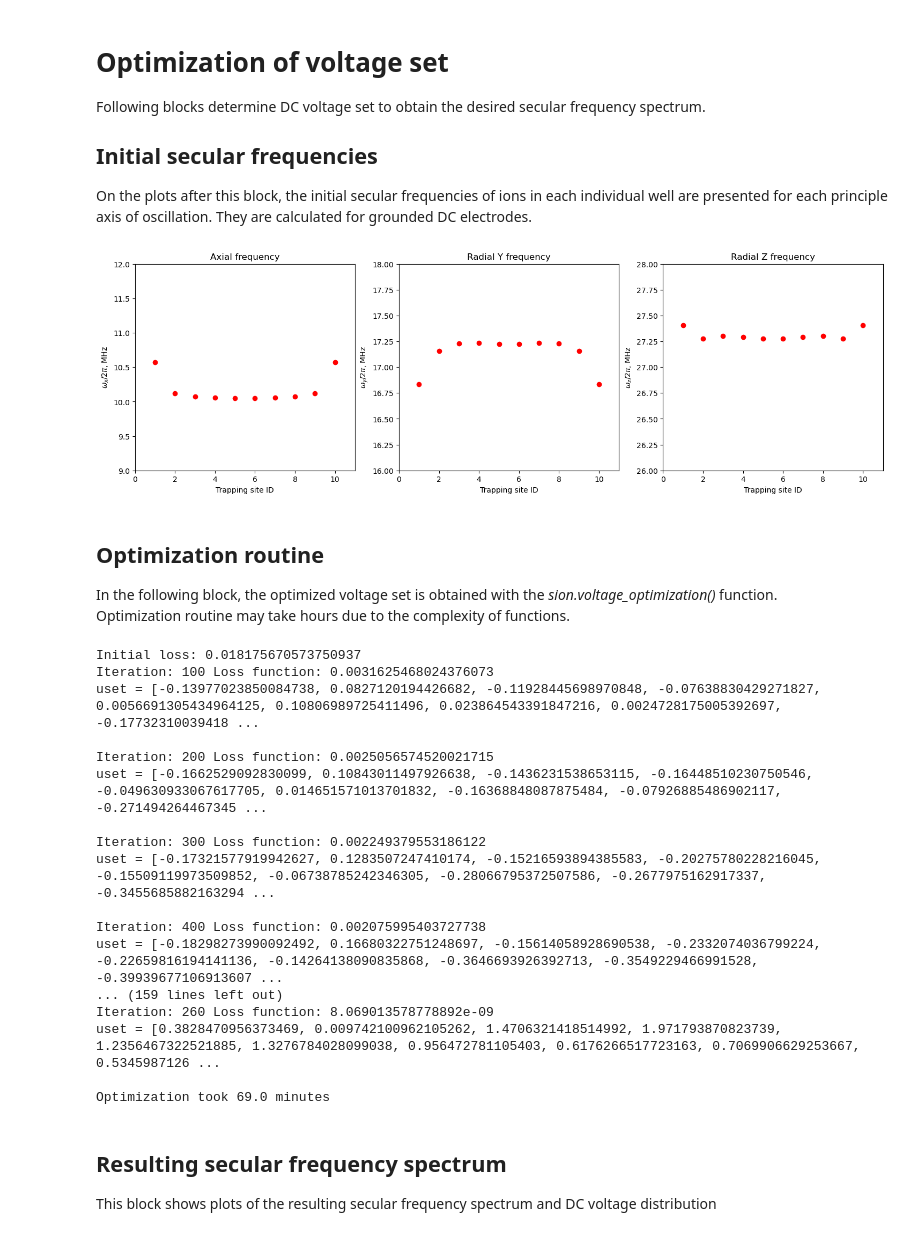
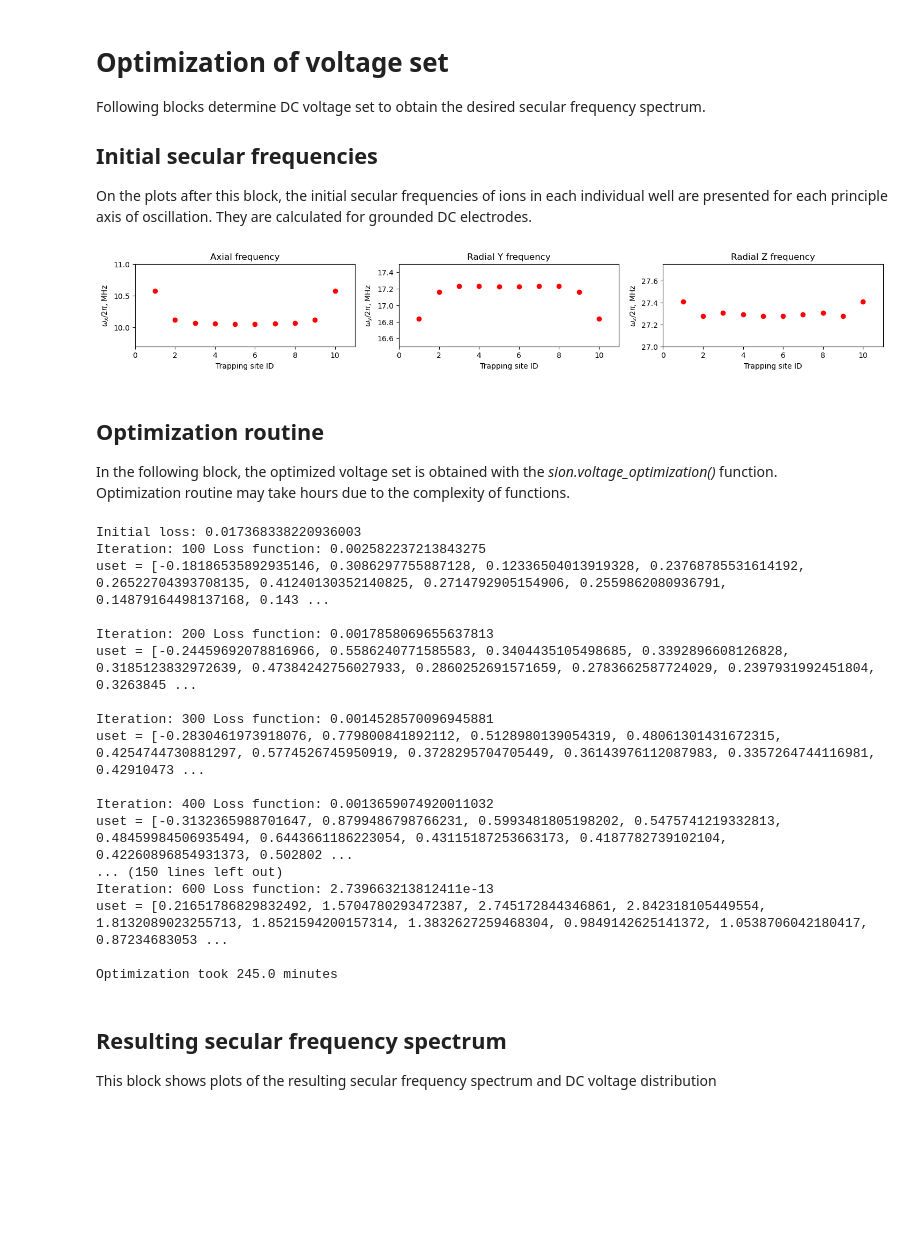
Before and after one commit to underforestaaa/Sion, a Jupyter notebook: examples/individual_wells_voltage_optimization.ipynb, the cells around one changed output. Saved outputs shown, nothing was run; the diff lists cells and outputs as text; code cells hidden in the pictures; blank space fills up the shorter version.

Commit message:
Added saving plots

```diff
--- a/examples/individual_wells_voltage_optimization.ipynb
+++ b/examples/individual_wells_voltage_optimization.ipynb
@@ -221,94 +224,93 @@ for i in range(cutoff, n_squares-cutoff):
     with s.with_voltages(dcs = u_set, rfs = None):
         #get potential well minimums
         x1 = s.minimum(np.array([(sq+width)*i-dis, 0, 20.4]), axis=(0, 1, 2), coord=np.identity(3), method="Newton-CG")
         positions.append(x1)
         # Get trap frequencies
         curv_z, mod_dir=s.modes(x1,sorted=False)
         omega_sec=np.sqrt(Z*curv_z/M)/(L*2*np.pi) * 1e-6
         freqs_x.append(omega_sec[0])
         freqs_y.append(omega_sec[1])
         freqs_z.append(omega_sec[2])
 
-fig, ax = plt.subplots(1, 3, figsize=(18, 5))
+fig, ax = plt.subplots(1, 3, figsize=(18, 2))
 ax[0].plot(range(1,11), freqs_x, 'ro')
 ax[0].set_title("Axial frequency")
 ax[0].set_ylabel('$\omega_x/2\pi$, MHz')
 ax[0].set_xlabel('Trapping site ID')
 ax[0].set_xlim(0, 11)
-ax[0].set_ylim(9., 12)
+ax[0].set_ylim(9.7, 11)
 
 ax[1].plot(range(1,11), freqs_y, 'ro')
 ax[1].set_title("Radial Y frequency")
 ax[1].set_ylabel('$\omega_y/2\pi$, MHz')
 ax[1].set_xlabel('Trapping site ID')
 ax[1].set_xlim(0, 11)
-ax[1].set_ylim(16, 18)
+ax[1].set_ylim(16.5, 17.5)
 
 ax[2].plot(range(1,11), freqs_z, 'ro')
 ax[2].set_title("Radial Z frequency")
 ax[2].set_ylabel('$\omega_z/2\pi$, MHz')
 ax[2].set_xlabel('Trapping site ID')
 ax[2].set_xlim(0, 11)
-ax[2].set_ylim(26, 28)
-
+ax[2].set_ylim(27, 27.75)
+plt.savefig('images/unoptimized_sec_freqs.eps')
 plt.show()
 # %% [output]
-[figure, old version]
+[figure, new version]
 # %% [markdown]
 ## Optimization routine
 
 In the following block, the optimized voltage set is obtained with the *sion.voltage_optimization()* function.
 Optimization routine may take hours due to the complexity of functions.
 # %%
-numbers = [24, 36]
 dots = np.array(positions)
 
 # determining the desired secular frequency spectrum
 axis = [0, 1, 2]
 # frequency in MHz/2pi
-omeg_x = np.array([1,1,1,1,1,1,1,1,1,1])*10.3
+omeg_x = np.array([1,1,1,1,1,1,1,1,1,1])*10.1
 omeg_y = np.array([1,1, 0.98, 0.98, 0.96, 0.96, 0.97, 0.97, 0.99, 0.99])*17.2
 omeg_z = np.array([1, 0.98, 0.98, 0.96, 0.96, 0.97, 0.97, 0.99, 0.99, 1])*27.3
 omegas = [omeg_x, omeg_y, omeg_z]
 
 # optimization parameters
-start_uset = np.zeros(36)
+start_dcset = np.zeros(36)
 learning_rate = 0.05
-stoch = 4
-eps = 1e-4
+stoch = 12
+eps = 1e-6
 
 # executing optimization
 start_time = time.time()
 
 # First we will run stochastic descent to its expected convergence, then finish with the gradient descent
-uset = sn.voltage_optimization(s, numbers, Z, M, dots, axis, omegas, start_uset, learning_rate, stoch, eps, L, step = 100)
+dcset_stoch = sn.voltage_optimization(s, Z, M, dots, axis, omegas, start_dcset, learning_rate, stoch = stoch, eps = eps, L = L, step = 100)
 
 print('stoch optimization took %s minutes' %(-(start_time-time.time())//60))
 
-learning_rate = 0.15
+learning_rate = 0.05
 stoch = 0
-eps = 1e-8
-uset = sn.voltage_optimization(s, numbers, Z, M, dots, axis, omegas, uset, learning_rate, stoch, eps, L, step = 10)
+eps = 1e-12
+dcset = sn.voltage_optimization(s, Z, M, dots, axis, omegas, dcset_stoch, learning_rate, stoch = stoch, eps = eps, L = L, step = 50)
 
 print('Optimization took %s minutes' %(-(start_time-time.time())//60))
 # %% [output]
-Initial loss: 0.018175670573750937
-Iteration: 100 Loss function: 0.0031625468024376073
-uset = [-0.13977023850084738, 0.0827120194426682, -0.11928445698970848, -0.07638830429271827, 0.0056691305434964125, 0.10806989725411496, 0.023864543391847216, 0.0024728175005392697, -0.17732310039418 ...
+Initial loss: 0.017368338220936003
+Iteration: 100 Loss function: 0.002582237213843275
+uset = [-0.18186535892935146, 0.3086297755887128, 0.12336504013919328, 0.23768785531614192, 0.26522704393708135, 0.41240130352140825, 0.2714792905154906, 0.2559862080936791, 0.14879164498137168, 0.143 ...
 
-Iteration: 200 Loss function: 0.0025056574520021715
-uset = [-0.1662529092830099, 0.10843011497926638, -0.1436231538653115, -0.16448510230750546, -0.049630933067617705, 0.014651571013701832, -0.16368848087875484, -0.07926885486902117, -0.271494264467345 ...
+Iteration: 200 Loss function: 0.0017858069655637813
+uset = [-0.24459692078816966, 0.5586240771585583, 0.3404435105498685, 0.3392896608126828, 0.3185123832972639, 0.47384242756027933, 0.2860252691571659, 0.2783662587724029, 0.2397931992451804, 0.3263845 ...
 
-Iteration: 300 Loss function: 0.002249379553186122
-uset = [-0.17321577919942627, 0.1283507247410174, -0.15216593894385583, -0.20275780228216045, -0.15509119973509852, -0.06738785242346305, -0.28066795372507586, -0.2677975162917337, -0.3455685882163294 ...
+Iteration: 300 Loss function: 0.0014528570096945881
+uset = [-0.2830461973918076, 0.779800841892112, 0.5128980139054319, 0.48061301431672315, 0.4254744730881297, 0.5774526745950919, 0.3728295704705449, 0.36143976112087983, 0.3357264744116981, 0.42910473 ...
 
-Iteration: 400 Loss function: 0.002075995403727738
-uset = [-0.18298273990092492, 0.16680322751248697, -0.15614058928690538, -0.2332074036799224, -0.22659816194141136, -0.14264138090835868, -0.3646693926392713, -0.3549229466991528, -0.39939677106913607 ...
-... (159 lines left out)
-Iteration: 260 Loss function: 8.069013578778892e-09
-uset = [0.3828470956373469, 0.009742100962105262, 1.4706321418514992, 1.971793870823739, 1.2356467322521885, 1.3276784028099038, 0.956472781105403, 0.6176266517723163, 0.7069906629253667, 0.5345987126 ...
+Iteration: 400 Loss function: 0.0013659074920011032
+uset = [-0.3132365988701647, 0.8799486798766231, 0.5993481805198202, 0.5475741219332813, 0.48459984506935494, 0.6443661186223054, 0.43115187253663173, 0.4187782739102104, 0.42260896854931373, 0.502802 ...
+... (150 lines left out)
+Iteration: 600 Loss function: 2.739663213812411e-13
+uset = [0.21651786829832492, 1.5704780293472387, 2.745172844346861, 2.842318105449554, 1.8132089023255713, 1.8521594200157314, 1.3832627259468304, 0.9849142625141372, 1.0538706042180417, 0.87234683053 ...
 
-Optimization took 69.0 minutes
+Optimization took 245.0 minutes
 # %% [markdown]
 ## Resulting secular frequency spectrum
 
```
Also changed, not shown: parts of 8 cells of this notebook, 10 other files.
